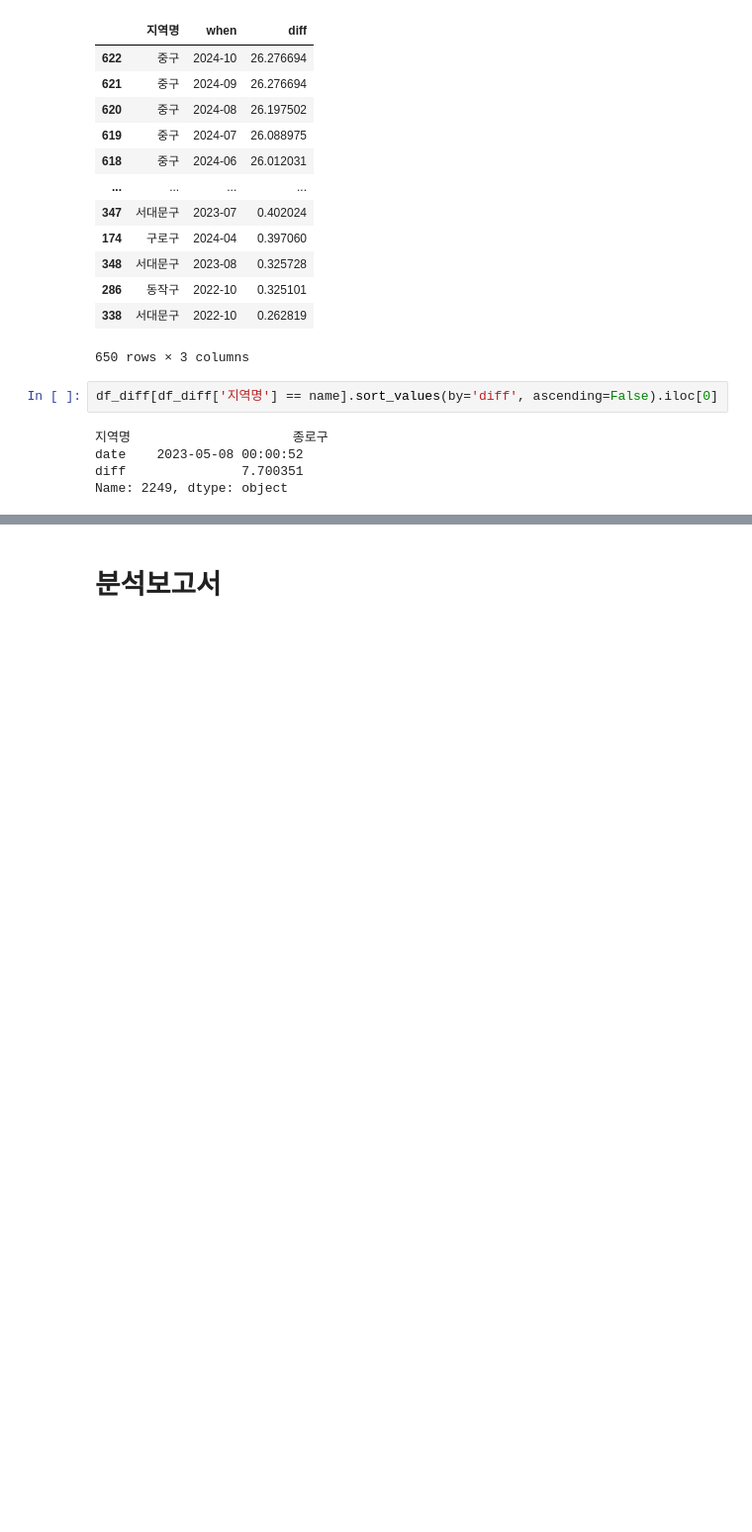
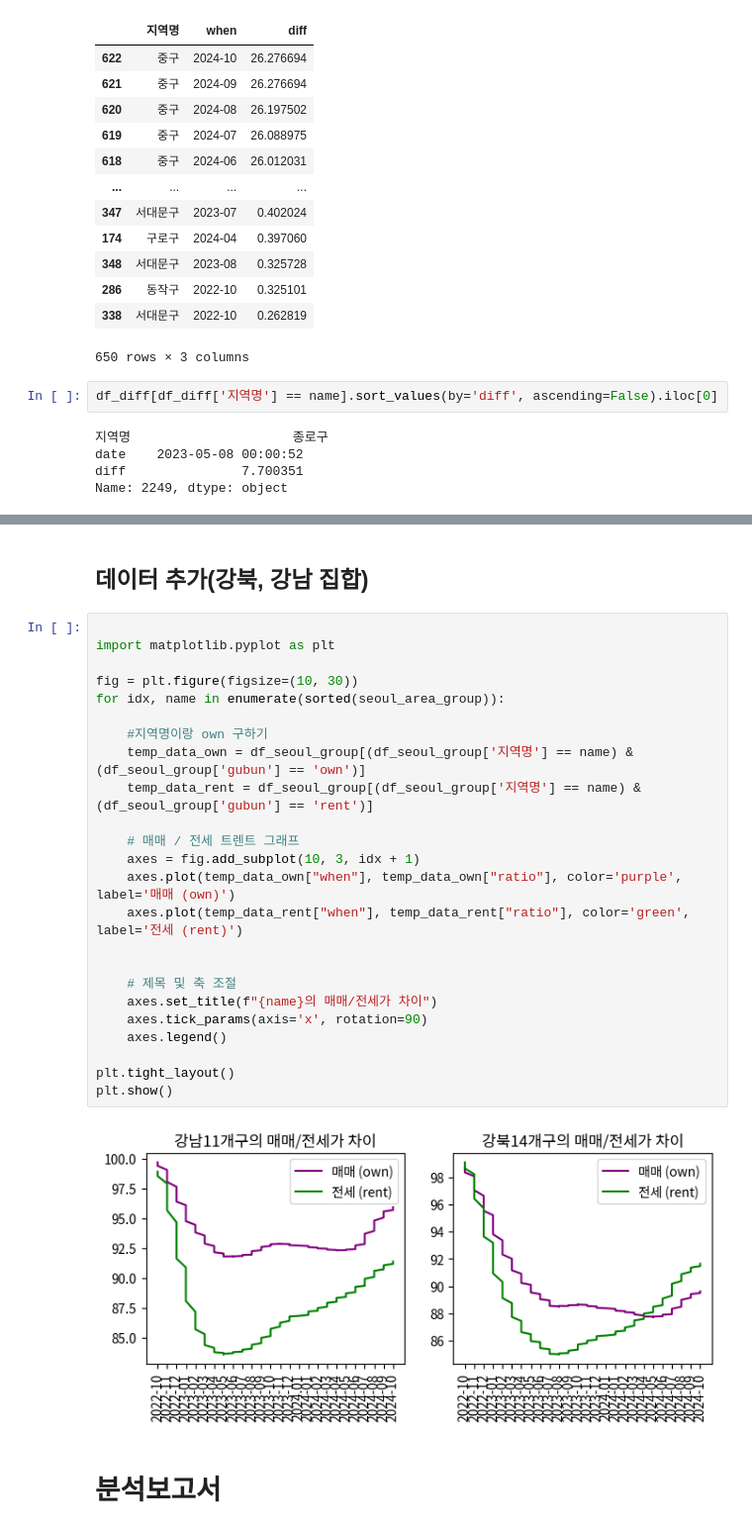
Before and after one commit to ZeroJoon2/python_project_git, a Jupyter notebook: 프로젝트(주택가격).ipynb, the cells around one changed output, grey strips where cells are left out. Shown at 99% size. Drawn from its saved outputs; the diff is of its cells as text; blank space fills up the shorter version.

```diff
--- a/프로젝트(주택가격).ipynb
+++ b/프로젝트(주택가격).ipynb
@@ -476,2 +507,30 @@ plt.show()
+# %% [markdown]
+## 데이터 추가(강북, 강남 집합)
+# %%
+
+import matplotlib.pyplot as plt
+
+fig = plt.figure(figsize=(10, 30))
+for idx, name in enumerate(sorted(seoul_area_group)):
+
+    #지역명이랑 own 구하기
+    temp_data_own = df_seoul_group[(df_seoul_group['지역명'] == name) & (df_seoul_group['gubun'] == 'own')]
+    temp_data_rent = df_seoul_group[(df_seoul_group['지역명'] == name) & (df_seoul_group['gubun'] == 'rent')]
+
+    # 매매 / 전세 트렌트 그래프
+    axes = fig.add_subplot(10, 3, idx + 1)
+    axes.plot(temp_data_own["when"], temp_data_own["ratio"], color='purple', label='매매 (own)')
+    axes.plot(temp_data_rent["when"], temp_data_rent["ratio"], color='green', label='전세 (rent)')
+
+
+    # 제목 및 축 조절
+    axes.set_title(f"{name}의 매매/전세가 차이")
+    axes.tick_params(axis='x', rotation=90)
+    axes.legend()
+
+plt.tight_layout()
+plt.show()
+# %% [output]
+[figure, added]
 # %% [markdown]
 # 분석보고서
```
Also changed, not shown: parts of 36 cells of this notebook.
